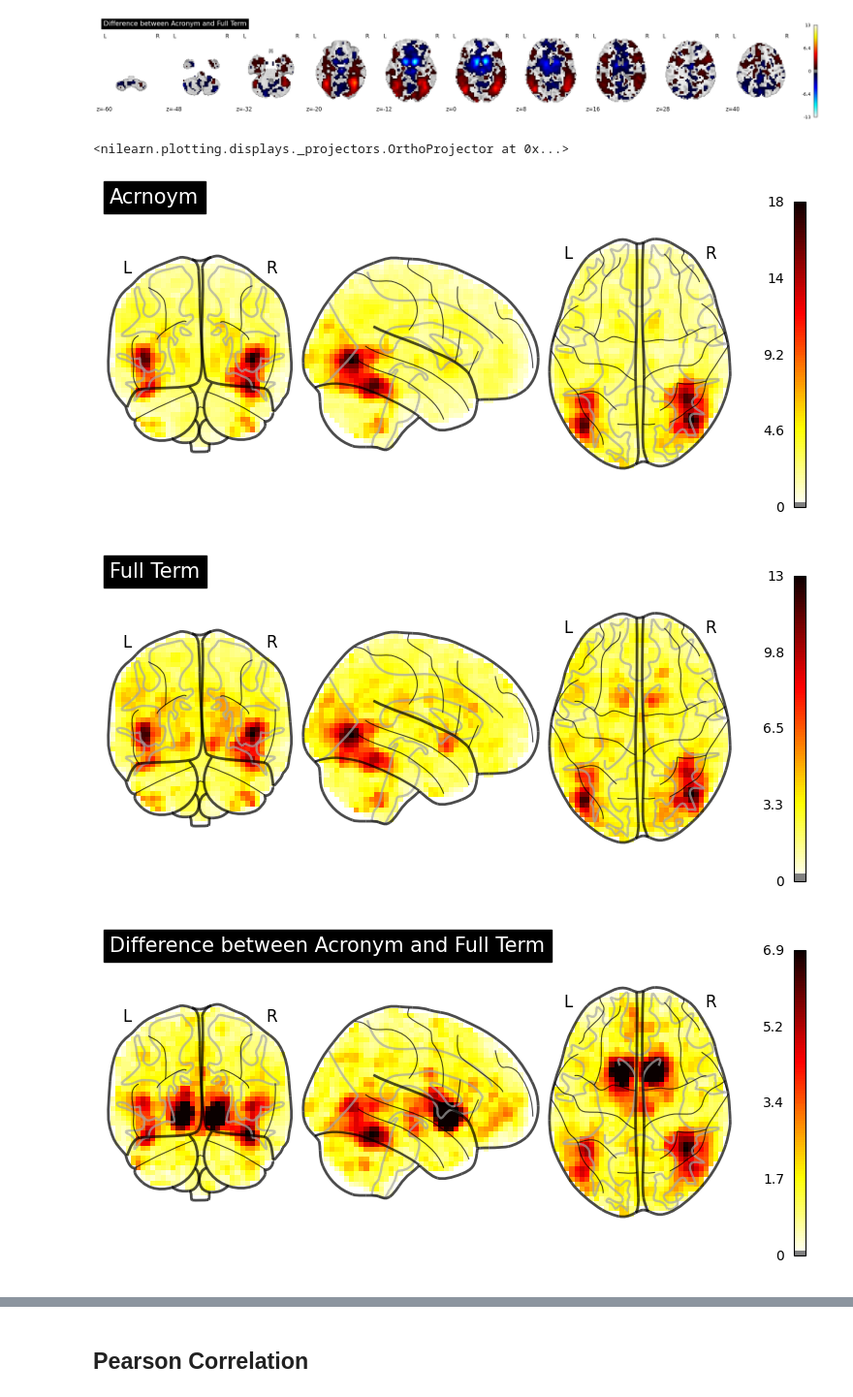
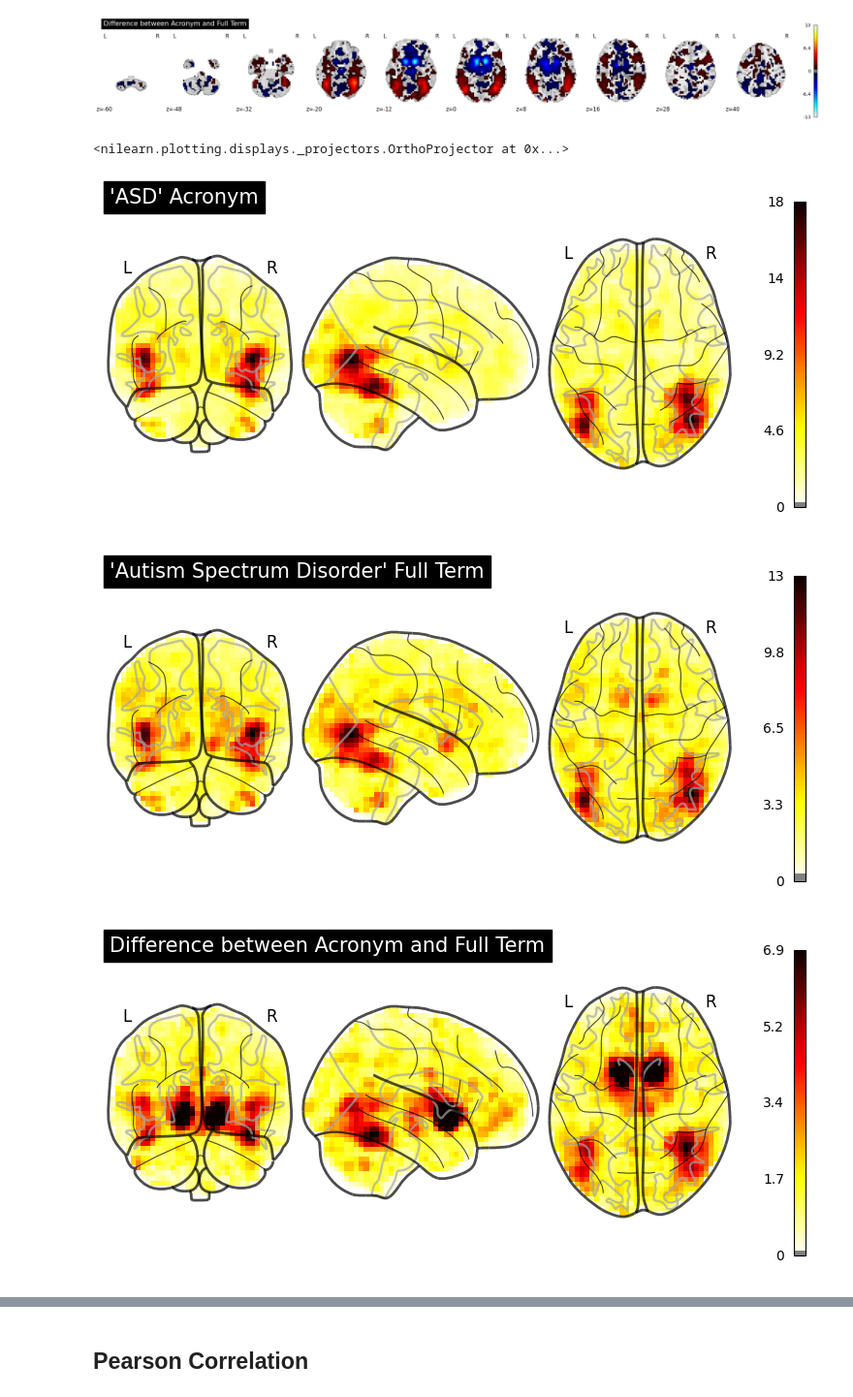
Before and after one commit to NICER-Lab/ml-neuroimaging-meta-analysis-challenges, a Jupyter notebook: notebooks/00_neuroquery_acronym_confusion.ipynb, the cells around one changed output, grey strips where cells are left out. Shown at 97% size. Cells and saved outputs as stored; diff of their text form; code cells hidden in the pictures.

```diff
--- a/notebooks/00_neuroquery_acronym_confusion.ipynb
+++ b/notebooks/00_neuroquery_acronym_confusion.ipynb
@@ -56,3 +63,6 @@ full_text_results['similar_documents']
 | 98 | 20943668 | Decreased Interhemispheric Functi... | https://www.ncbi.nlm.nih.gov/pubm... | 0.222968 |
 | 99 | 22495745 | Functional Connectivity for an “I... | https://www.ncbi.nlm.nih.gov/pubm... | 0.222549 |
 100 rows × 4 columns
+# %%
+acronym_results['similar_documents']['difference'] = acronym_results['similar_documents']['similarity'] - full_text_results['similar_documents']['similarity']
+acronym_results['similar_documents'].sort_values('difference')
@@ -177,30 +214,30 @@ plot_stat_map(
 # %%
 
 stat_map = plot_glass_brain(
     acronym_results["brain_map"],
     # threshold=0.5,
     colorbar=True,
-    title="Acrnoym",
+    title="'ASD' Acronym",
 )
 
 plot_glass_brain(
     full_text_results["brain_map"],
     colorbar=True,
     cut_coords=stat_map.cut_coords,
-    title="Full Term",
+    title="'Autism Spectrum Disorder' Full Term",
 )
 
 plot_glass_brain(
     nib.Nifti1Image(
         acronym_results["brain_map"].get_fdata() - full_text_results["brain_map"].get_fdata(),
         affine=acronym_results["brain_map"].affine
     ),
     colorbar=True,
     cut_coords=stat_map.cut_coords,
     title="Difference between Acronym and Full Term",
 )
 # %% [output]
 <nilearn.plotting.displays._projectors.OrthoProjector at 0x...>
-[figure, old version]
+[figure, new version]
-[figure, old version]
+[figure, new version]
 [figure]
```
Also changed, not shown: parts of 8 cells of this notebook, 1 other file.
